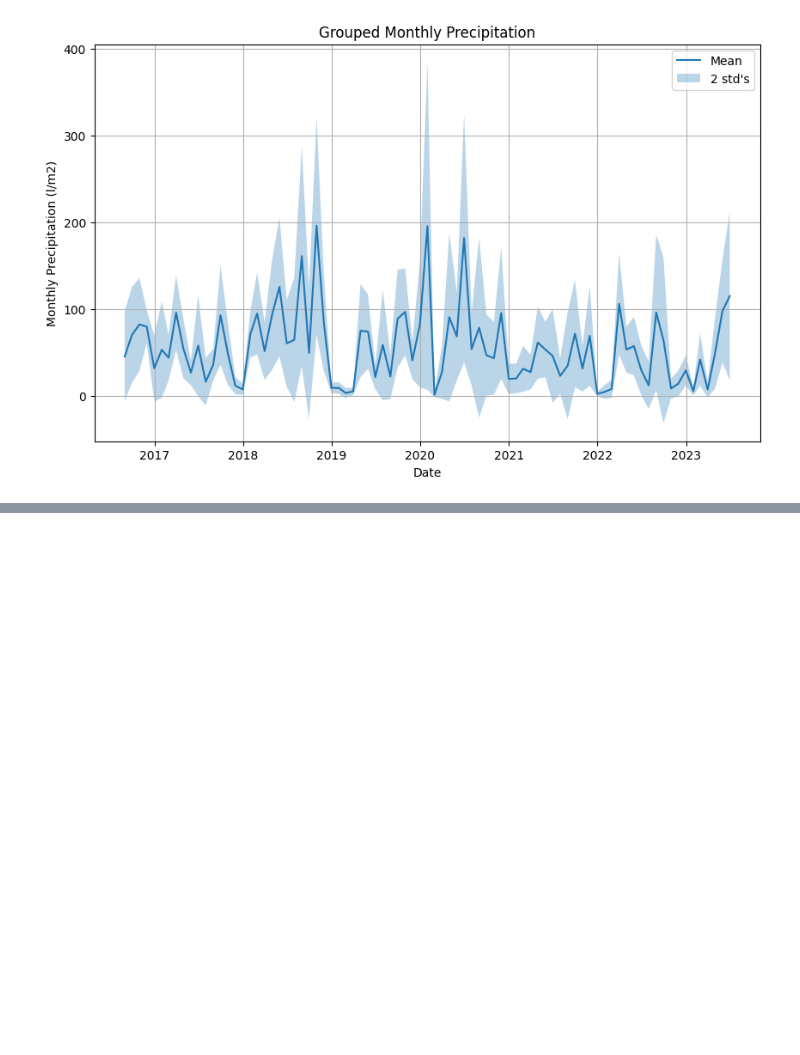
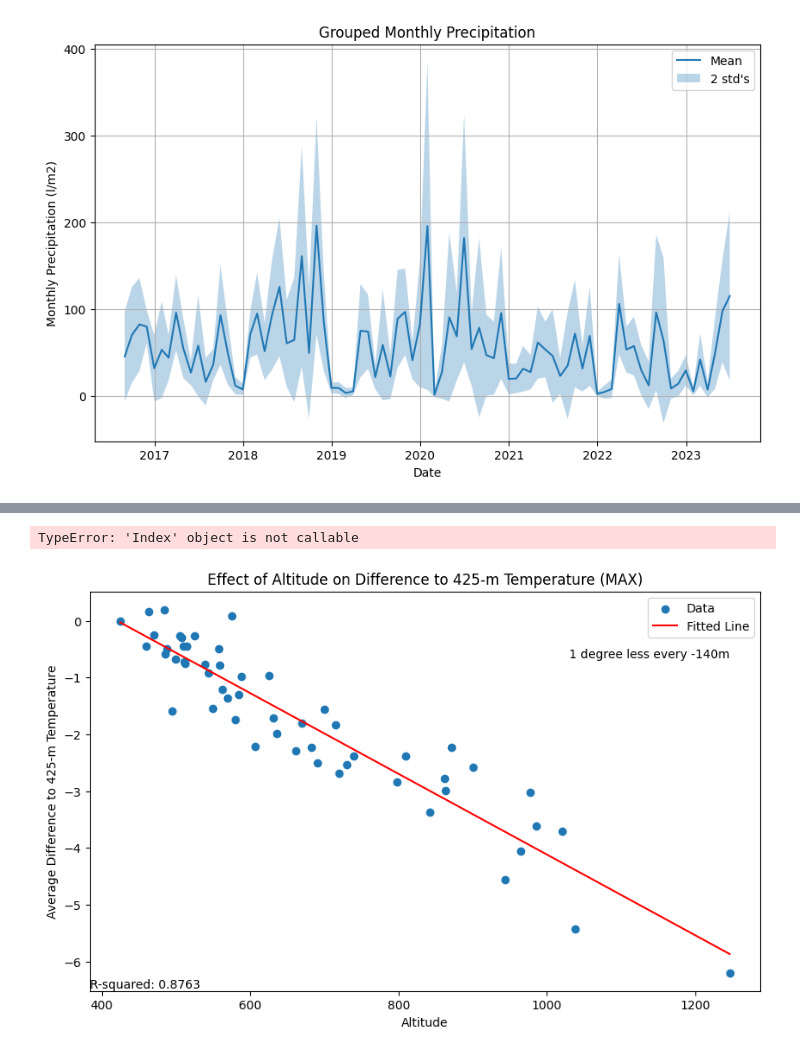
Before and after one commit to marcwatine/CC-LUT, a Jupyter notebook: MeteOsona_Scrapping.ipynb, the cells around one changed output, grey strips where cells are left out. Saved outputs shown, nothing was run; the diff lists cells and outputs as text; code cells hidden in the pictures; blank space fills up the shorter version.

```diff
--- a/MeteOsona_Scrapping.ipynb
+++ b/MeteOsona_Scrapping.ipynb
@@ -186,0 +237,48 @@ plt.show()
+# %%
+t[t['date'].dt.year>=2023].index
+# %% [output]
+TypeError: 'Index' object is not callable
+# %%
+from sklearn.linear_model import LinearRegression
+from sklearn.metrics import r2_score
+import matplotlib.pyplot as plt
+
+temps_425m = df_res[df_res['altitude (m)']==425].set_index('date')
+
+df_res['425m'] = df_res['date'].apply(lambda d: temps_425m['temperature max (C)'].loc[d] if d in temps_425m.index else np.nan)
+# Step 3: Calculate Difference to Mean Temperature
+df_res['difference_to_mean'] = df_res['temperature max (C)'] - df_res['425m']
+
+# Step 4: Analyze the Effect of Altitude
+
+# Group by altitude levels and calculate the average difference to mean temperature
+average_difference = df_res.groupby('altitude (m)')['difference_to_mean'].mean().reset_index()
+
+# Step 5: Visualize the Effect of Altitude
+# Perform linear regression
+X = average_difference[['altitude (m)']]
+y = average_difference[['difference_to_mean']]
+reg = LinearRegression()
+reg.fit(X, y)
+
+# Predict the values using the linear model
+y_pred = reg.predict(X)
+
+# Calculate R-squared value
+r2 = r2_score(y, y_pred)
+
+# Step 6: Visualize the Effect of Altitude with the Fitted Line
+
+# Plotting the relationship between altitude and average difference to mean temperature with the fitted line
+plt.figure(figsize=(10, 6))
+plt.scatter(average_difference['altitude (m)'], average_difference['difference_to_mean'], label='Data')
+plt.plot(X, y_pred, color='red', label='Fitted Line')
+plt.xlabel('Altitude')
+plt.ylabel('Average Difference to 425-m Temperature')
+plt.title('Effect of Altitude on Difference to 425-m Temperature (MAX)')
+plt.text(plt.xlim()[0], plt.ylim()[0], f'R-squared: {r2:.4f}', verticalalignment='bottom', horizontalalignment='left')
+plt.text(0.8*plt.xlim()[1], 0.1*plt.ylim()[0], f'1 degree less every {int(1/ reg.coef_[0][0])}m')
+plt.legend()
+plt.show()
+# %% [output]
+[figure, added]
```
Also changed, not shown: parts of 11 cells of this notebook.
